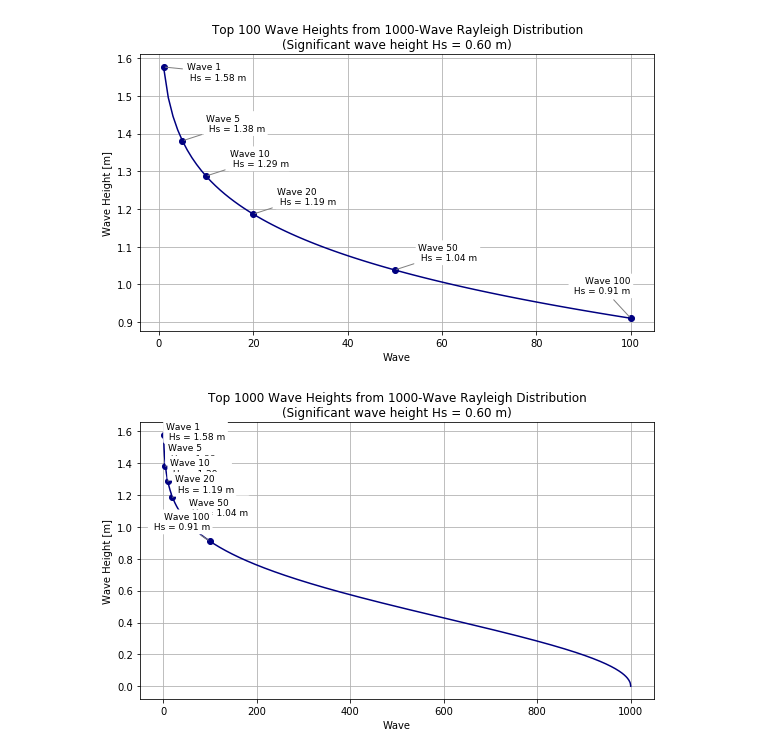
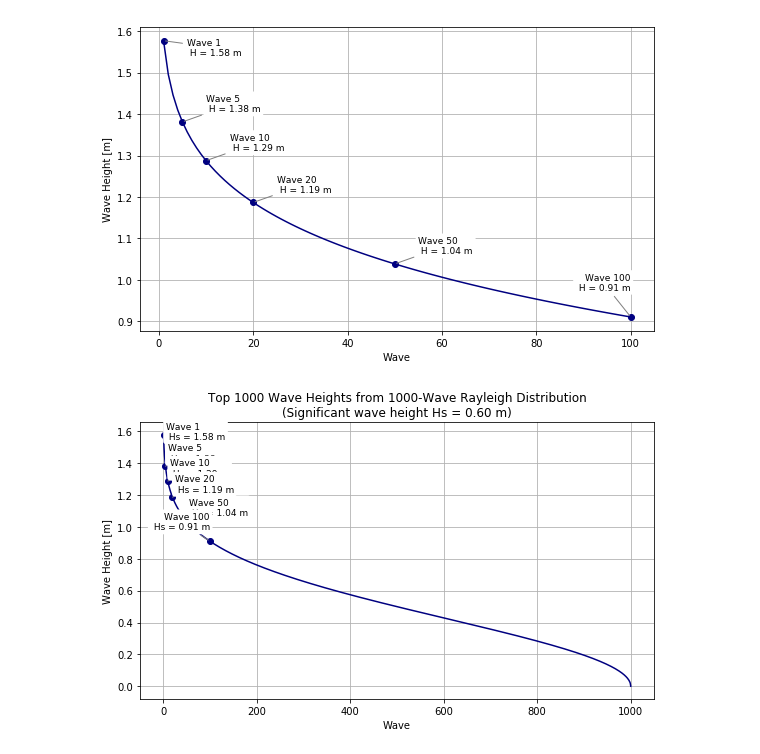
Before and after one commit to ThomasPennockTU/Thesis_Repository, a Jupyter notebook: workfolder/jonswap_waves/waves.ipynb, the cells around one changed output. Saved outputs shown, nothing was run; the diff lists cells and outputs as text; code cells hidden in the pictures.

```diff
--- a/workfolder/jonswap_waves/waves.ipynb
+++ b/workfolder/jonswap_waves/waves.ipynb
@@ -37,39 +37,39 @@ plt.plot(highlight_ranks, highlight_heights, 'o', color='navy')
 offsets = {
     1: (5, -0.04),
     5: (5, 0.02),
     10: (5, 0.02),
     20: (5, 0.02),
     50: (5, 0.02),
     100: (-0.05, 0.06)
 }
 
 for rank in highlight_ranks:
     height = H_extreme[rank - 1]
     dx, dy = offsets.get(rank, (5, 0.2))
 
     plt.annotate(
-        f"Wave {rank}\n Hs = {height:.2f} m",
+        f"Wave {rank}\n H = {height:.2f} m",
         xy=(rank, height),
         xytext=(rank + dx, height + dy),
         fontsize=9,
         ha='right' if dx < 0 else 'left',
         va='bottom',
         arrowprops=dict(arrowstyle='-', color='gray', lw=1),
         bbox=dict(boxstyle='round,pad=0.3', fc='white', ec='none', alpha=1)
     )
 
 plt.xlabel('Wave')
 plt.ylabel('Wave Height [m]')
-plt.title(
-    f"Top {n_peaks} Wave Heights from {N}-Wave Rayleigh Distribution\n"
-    f"(Significant wave height Hs = {Hs:.2f} m)"
-)
+# plt.title(
+#     f"Top {n_peaks} Wave Heights from {N}-Wave Rayleigh Distribution\n"
+#     f"(Significant wave height Hs = {Hs:.2f} m)"
+# )
 plt.grid(True)
 plt.tight_layout()
 plt.savefig("rayleigh_100_wave_heights.png", dpi=300, bbox_inches='tight')
 plt.show()
 # %% [output]
-[figure, old version]
+[figure, new version]
 # %%
 import numpy as np
 import matplotlib.pyplot as plt
```
Also changed, not shown: 10 other files.
